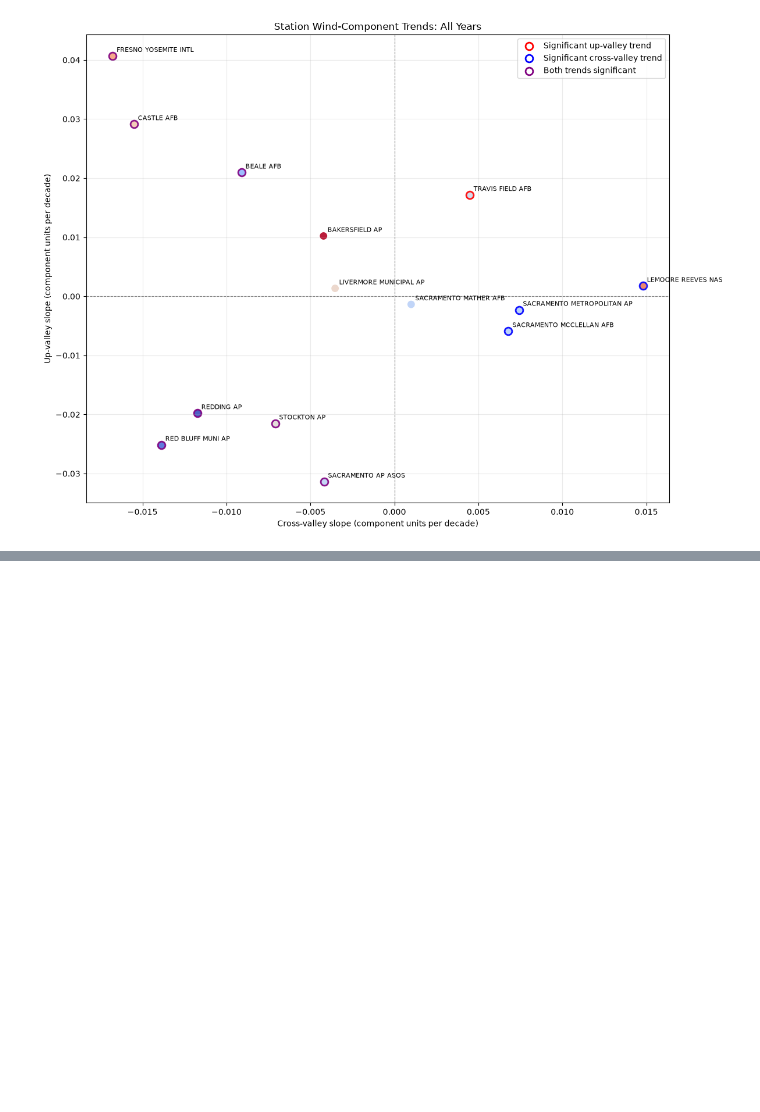
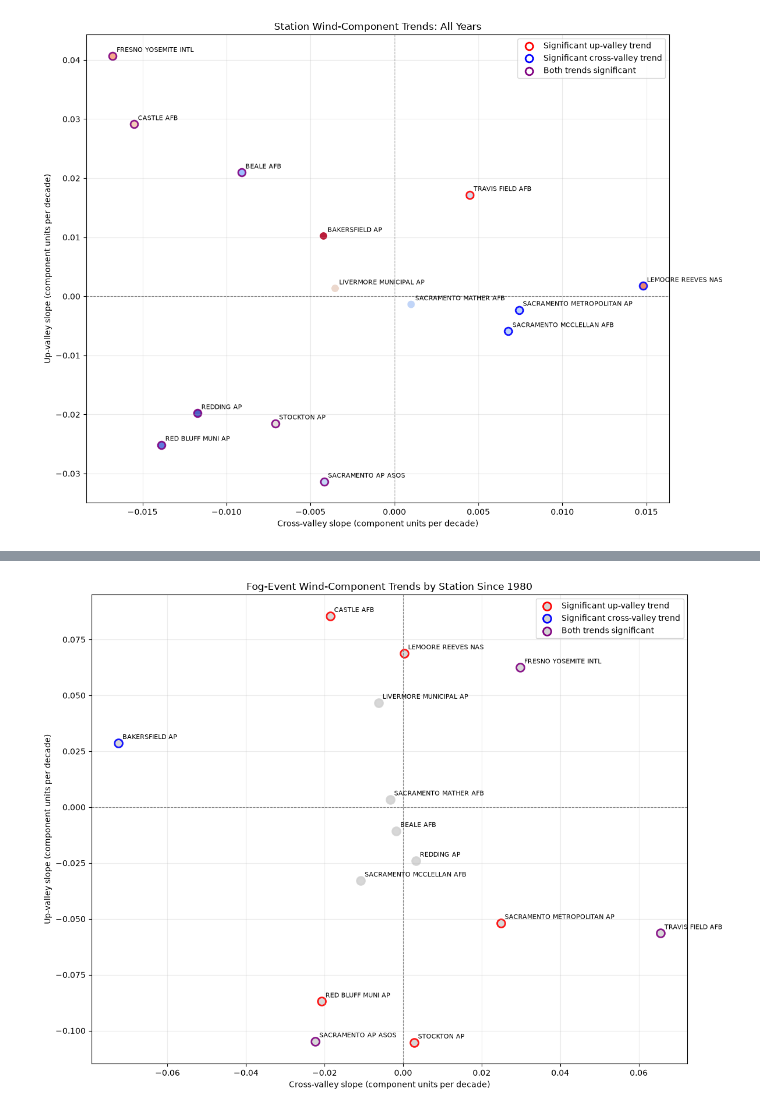
Before and after one commit to audfish/WQ2026, a Jupyter notebook: Fog_wind_analysis_v2.ipynb, the cells around one changed output, grey strips where cells are left out. Cells and saved outputs as stored; diff of their text form; code cells hidden in the pictures; blank space fills up the shorter version.

```diff
--- a/Fog_wind_analysis_v2.ipynb
+++ b/Fog_wind_analysis_v2.ipynb
@@ -1038,0 +1588,78 @@ plt.show()
+# %%
+# Plot fog-event trend slopes since 1980
+# x-axis = cross-valley slope; y-axis = up-valley slope.
+# Red outline = significant up-valley trend
+# Blue outline = significant cross-valley trend
+# Purple outline = both trends significant
+
+fog_slope_data1980 = (
+    event_trends1980
+    .pivot(index="STATION", columns="component",
+           values=["slope_per_decade", "p_value"])
+    .dropna()
+)
+
+fog_slope_data1980.columns = [
+    f"{metric}_{component}"
+    for metric, component in fog_slope_data1980.columns
+]
+
+fig, ax = plt.subplots(figsize=(12, 9))
+
+for station, row in fog_slope_data1980.iterrows():
+    significant_up1980 = row["p_value_up_valley"] < 0.05
+    significant_cross1980 = row["p_value_cross_valley"] < 0.05
+
+    if significant_up1980 and significant_cross1980:
+        outline_color = "purple"
+    elif significant_up1980:
+        outline_color = "red"
+    elif significant_cross1980:
+        outline_color = "blue"
+    else:
+        outline_color = "lightgray"
+
+    ax.scatter(
+        row["slope_per_decade_cross_valley"],
+        row["slope_per_decade_up_valley"],
+        s=100,
+        facecolor="lightgray",
+        edgecolor=outline_color,
+        linewidth=2,
+        alpha=0.9,
+    )
+
+    ax.annotate(
+        station,
+        (
+            row["slope_per_decade_cross_valley"],
+            row["slope_per_decade_up_valley"],
+        ),
+        xytext=(5, 5),
+        textcoords="offset points",
+        fontsize=8,
+    )
+
+ax.axhline(0, color="gray", linestyle="--", linewidth=0.8)
+ax.axvline(0, color="gray", linestyle="--", linewidth=0.8)
+
+for color, label in [
+    ("red", "Significant up-valley trend"),
+    ("blue", "Significant cross-valley trend"),
+    ("purple", "Both trends significant"),
+]:
+    ax.scatter(
+        [], [], s=100, facecolor="lightgray",
+        edgecolor=color, linewidth=2, label=label
+    )
+
+ax.set_xlabel("Cross-valley slope (component units per decade)")
+ax.set_ylabel("Up-valley slope (component units per decade)")
+ax.set_title("Fog-Event Wind-Component Trends by Station Since 1980")
+ax.grid(True, alpha=0.25)
+ax.legend()
+
+plt.tight_layout()
+plt.show()
+# %% [output]
+[figure, added]
```
Also changed, not shown: parts of 6 cells of this notebook.
